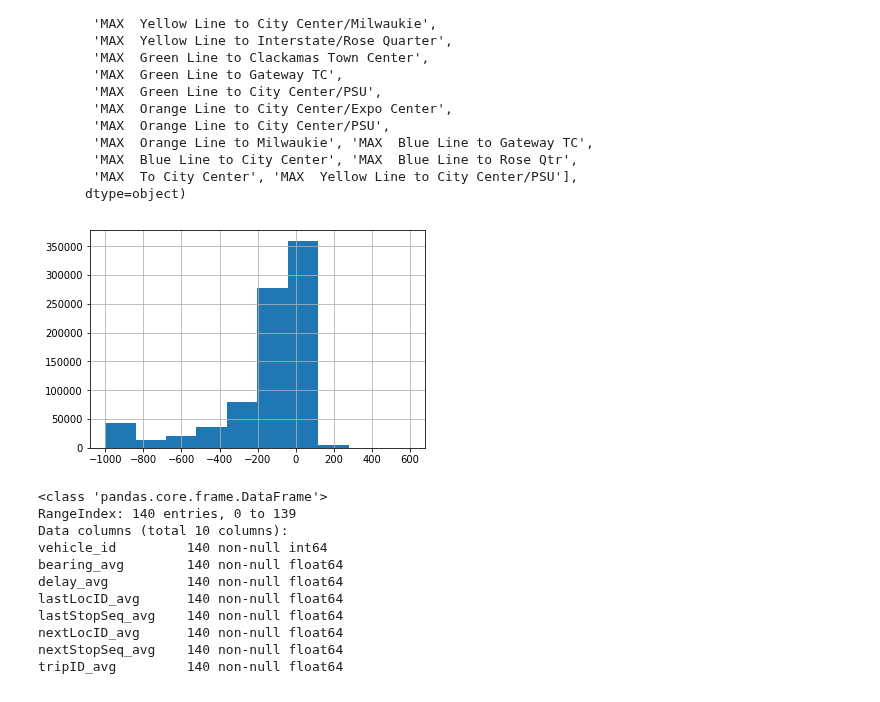
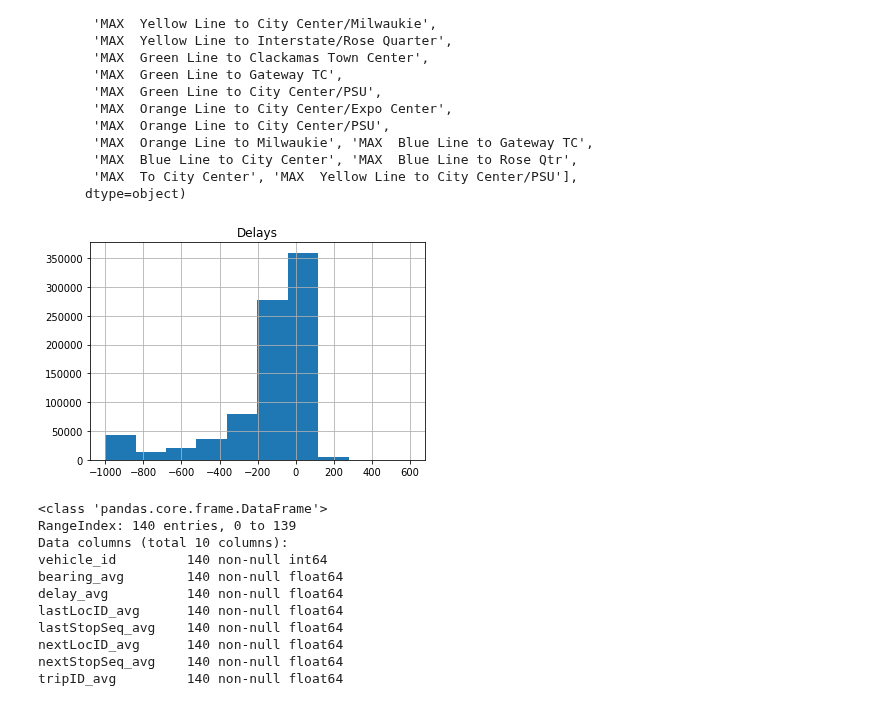
Before and after one commit to kimrharper/data_science_nltk, a Jupyter notebook: transport/station.ipynb, the cells around one changed output. Saved outputs shown, nothing was run; the diff lists cells and outputs as text; code cells hidden in the pictures.

```diff
--- a/transport/station.ipynb
+++ b/transport/station.ipynb
@@ -40,9 +57,10 @@ array(['MAX  Red Line to Airport',
       dtype=object)
 # %%
 transport['delay'].hist()
+plt.title('Delays')
 plt.show()
 # %% [output]
-[figure, old version]
+[figure, new version]
 # %%
 vehicle = transport.groupby(['vehicle_id']).mean().add_suffix('_avg').reset_index()
 # %%
```
Also changed, not shown: parts of 4 cells of this notebook.
